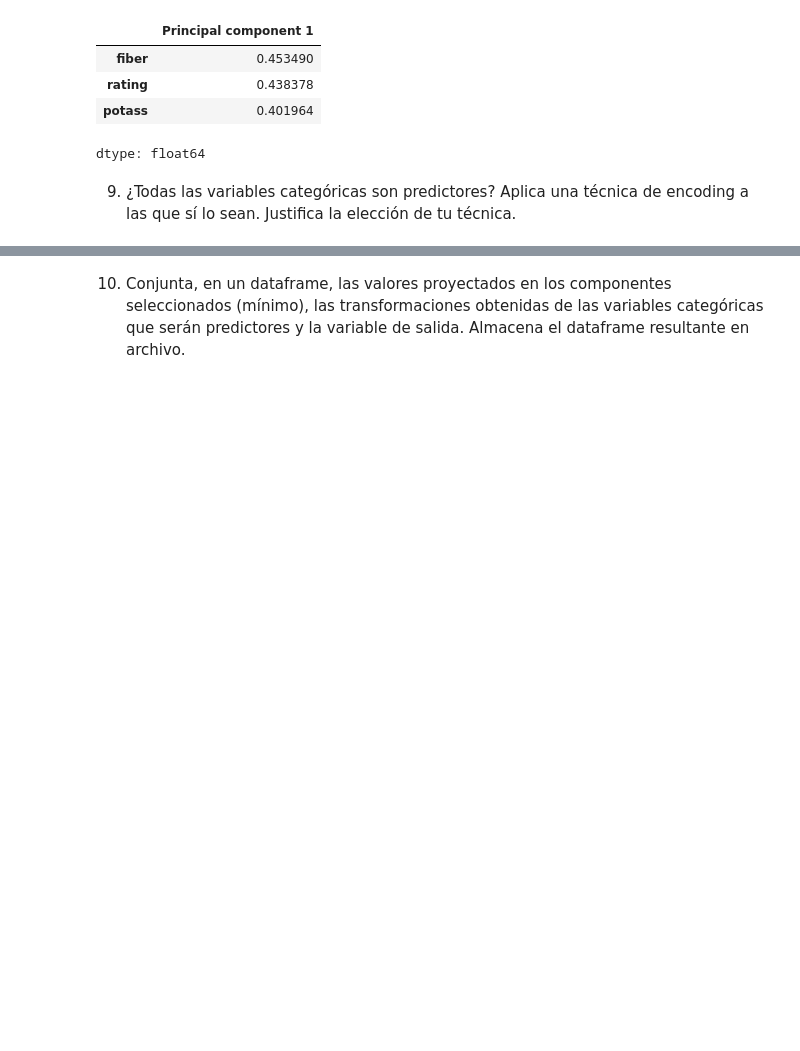
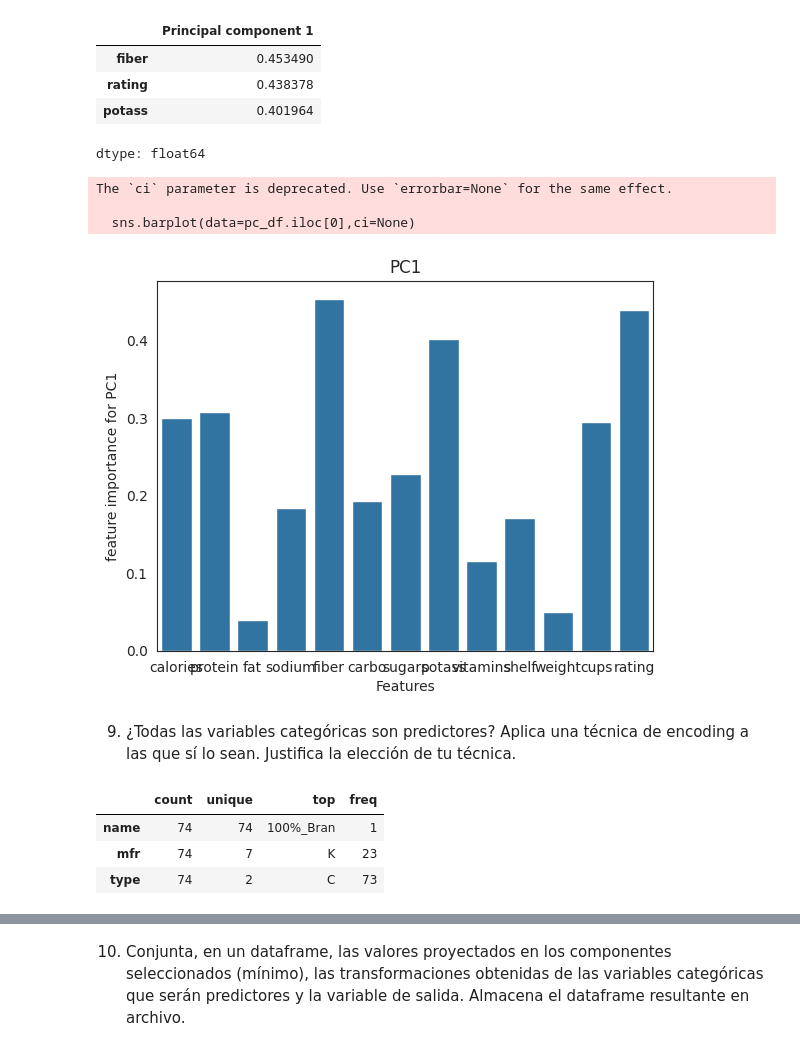
Before and after one commit to CarlosRochaCx/MNA, a Jupyter notebook: Actividad7PCA.ipynb, the cells around one changed output, grey strips where cells are left out. Drawn from its saved outputs; the diff is of its cells as text; code cells hidden in the pictures; blank space fills up the shorter version.

```diff
--- a/Actividad7PCA.ipynb
+++ b/Actividad7PCA.ipynb
@@ -338,5 +338,23 @@ pc_df.iloc[0].sort_values(ascending=False)[:3]
 | rating | 0.438378 |
 | potass | 0.401964 |
 dtype: float64
+# %%
+sns.barplot(data=pc_df.iloc[0],ci=None)
+plt.xlabel('Features')
+plt.ylabel('feature importance for PC1')
+plt.title('PC1')
+plt.show()
+# %% [output]
+The `ci` parameter is deprecated. Use `errorbar=None` for the same effect.
+
+  sns.barplot(data=pc_df.iloc[0],ci=None)
+[figure, added]
 # %% [markdown]
 9. ¿Todas las variables categóricas son predictores? Aplica una técnica de encoding a las que sí lo sean. Justifica la elección de tu técnica.
+# %%
+cereals_df.describe(include=object).T
+# %% [output]
+|  | count | unique | top | freq |
+| name | 74 | 74 | 100%_Bran | 1 |
+| mfr | 74 | 7 | K | 23 |
+| type | 74 | 2 | C | 73 |
```
Also changed, not shown: parts of 3 cells of this notebook.
